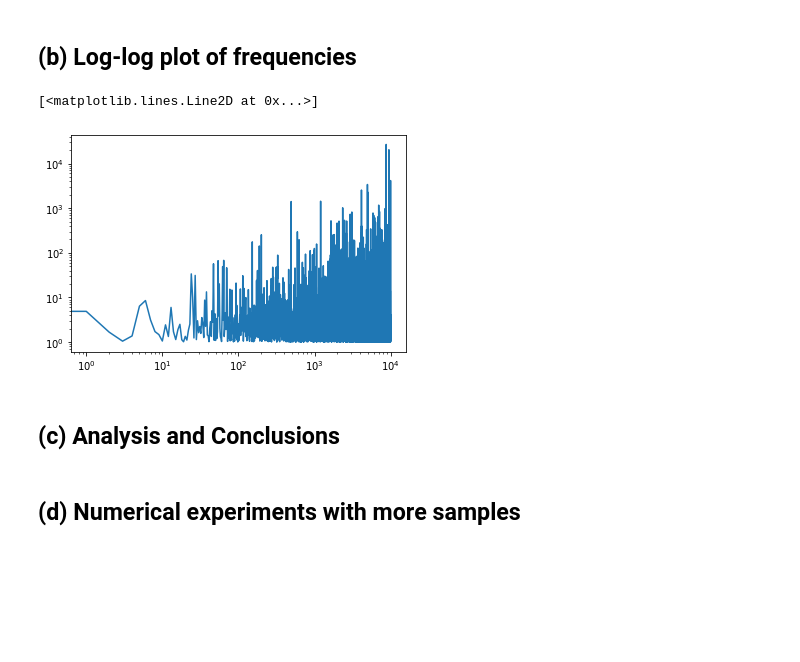
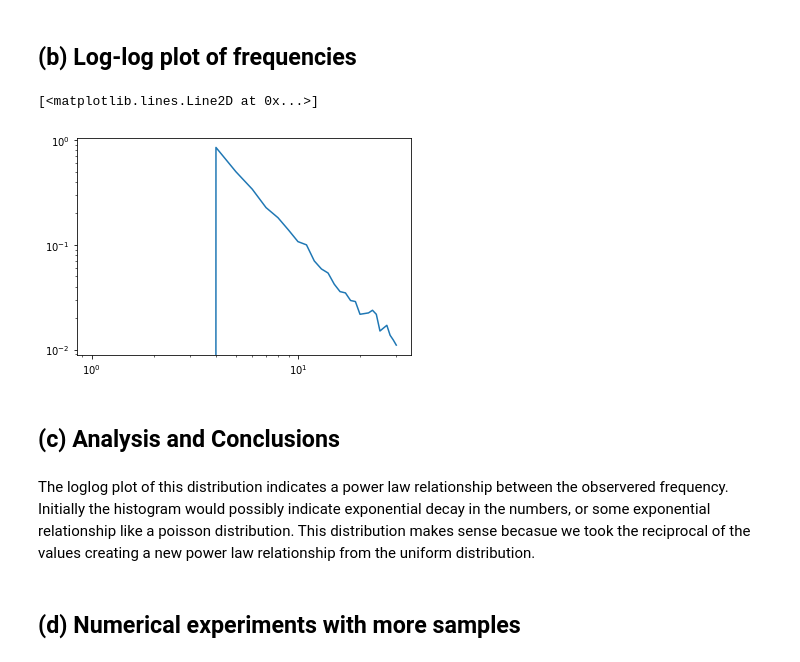
Before and after one commit to mkuchle16/biophysics, a Jupyter notebook: week-05/problem-5.7.ipynb, the cells around one changed output. Drawn from its saved outputs; the diff is of its cells as text; code cells hidden in the pictures; blank space fills up the shorter version.

```diff
--- a/week-05/problem-5.7.ipynb
+++ b/week-05/problem-5.7.ipynb
@@ -15,5 +15,5 @@ rand = rng.random
 # %%
 x = np.random.uniform(0,1,10000)
 inv_x = 1/x
-plt.hist(inv_x, bins = 30,range = (0,10))
+count, bins, ignored = plt.hist(inv_x,30, density = True, range = (0,10))
 # %% [output]
@@ -33,11 +21,13 @@ plt.hist(inv_x, bins = 30,range = (0,10))
 # %% [markdown]
 ## (b) Log-log plot of frequencies
 # %%
-plt.loglog(inv_x)
+plt.loglog(count)
 # %% [output]
 [<matplotlib.lines.Line2D at 0x...>]
-[figure, old version]
+[figure, new version]
 # %% [markdown]
 ## (c) Analysis and Conclusions
+# %% [markdown]
+The loglog plot of this distribution indicates a power law relationship between the observered frequency. Initially the histogram would possibly indicate exponential decay in the numbers, or some exponential relationship like a poisson distribution. This distribution makes sense becasue we took the reciprocal of the values creating a new power law relationship from the uniform distribution.
 # %% [markdown]
 ## (d) Numerical experiments with more samples
```
Also changed, not shown: parts of 4 cells of this notebook, 2 other files.
